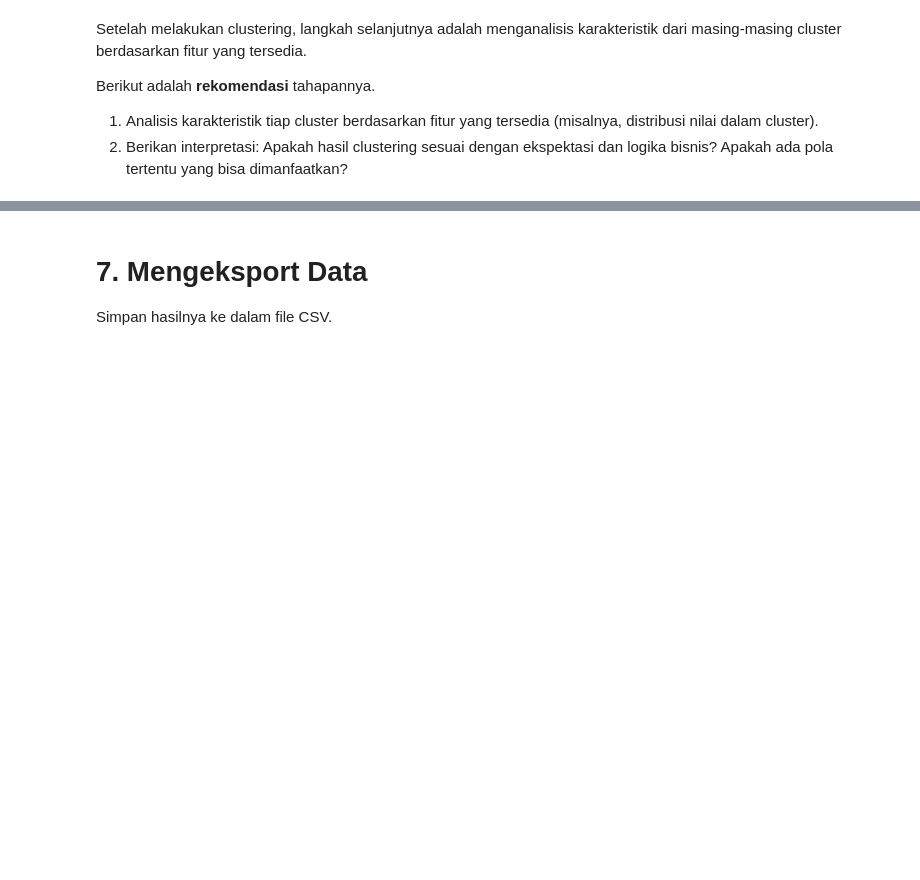
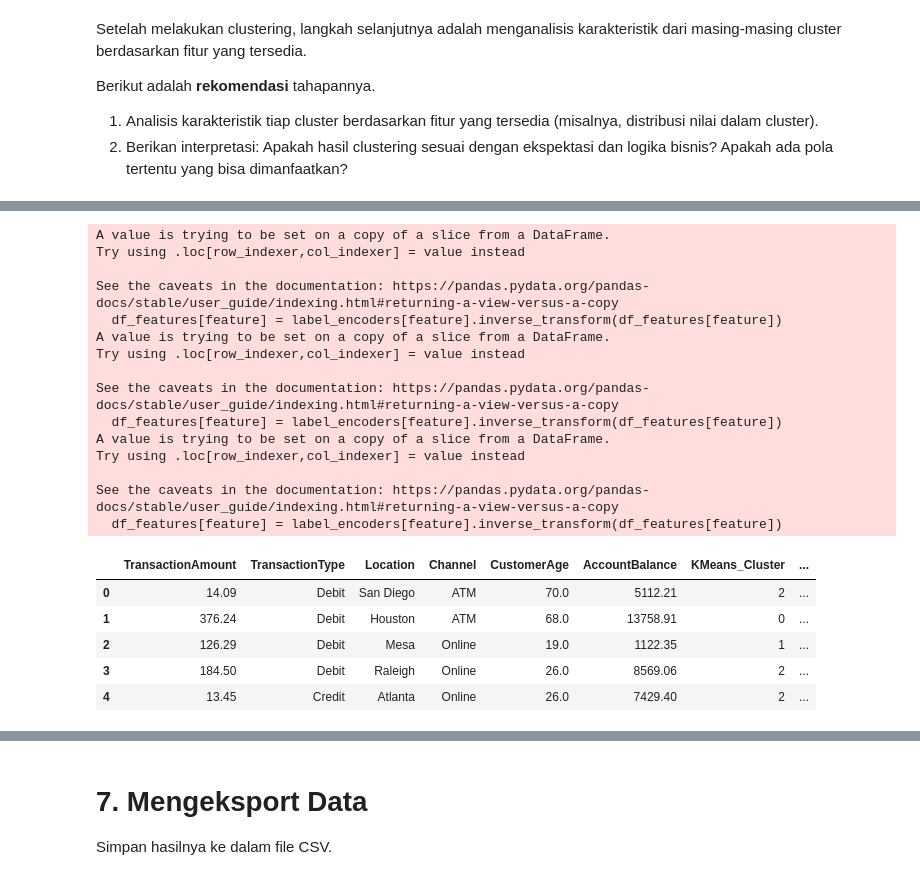
Before and after one commit to kresnaj/machinelearning-endproject-dicodingcourse, a Jupyter notebook: [Clustering]_Submission_Akhir_BMLP_Your_Name_(Updated).ipynb, the cells around one changed output, grey strips where cells are left out. Cells and saved outputs as stored; diff of their text form; code cells hidden in the pictures; blank space fills up the shorter version.

```diff
--- a/[Clustering]_Submission_Akhir_BMLP_Your_Name_(Updated).ipynb
+++ b/[Clustering]_Submission_Akhir_BMLP_Your_Name_(Updated).ipynb
@@ -371,3 +371,30 @@ cluster_conclu
+# %%
+for feature in categorical_features:
+    df_features[feature] = label_encoders[feature].inverse_transform(df_features[feature])
+
+df_features.head()
+# %% [output]
+A value is trying to be set on a copy of a slice from a DataFrame.
+Try using .loc[row_indexer,col_indexer] = value instead
+
+See the caveats in the documentation: https://pandas.pydata.org/pandas-docs/stable/user_guide/indexing.html#returning-a-view-versus-a-copy
+  df_features[feature] = label_encoders[feature].inverse_transform(df_features[feature])
+A value is trying to be set on a copy of a slice from a DataFrame.
+Try using .loc[row_indexer,col_indexer] = value instead
+
+See the caveats in the documentation: https://pandas.pydata.org/pandas-docs/stable/user_guide/indexing.html#returning-a-view-versus-a-copy
+  df_features[feature] = label_encoders[feature].inverse_transform(df_features[feature])
+A value is trying to be set on a copy of a slice from a DataFrame.
+Try using .loc[row_indexer,col_indexer] = value instead
+
+See the caveats in the documentation: https://pandas.pydata.org/pandas-docs/stable/user_guide/indexing.html#returning-a-view-versus-a-copy
+  df_features[feature] = label_encoders[feature].inverse_transform(df_features[feature])
+|  | TransactionAmount | TransactionType | Location | Channel | CustomerAge | AccountBalance | KMeans_Cluster | ... |
+| 0 | 14.09 | Debit | San Diego | ATM | 70.0 | 5112.21 | 2 | ... |
+| 1 | 376.24 | Debit | Houston | ATM | 68.0 | 13758.91 | 0 | ... |
+| 2 | 126.29 | Debit | Mesa | Online | 19.0 | 1122.35 | 1 | ... |
+| 3 | 184.50 | Debit | Raleigh | Online | 26.0 | 8569.06 | 2 | ... |
+| 4 | 13.45 | Credit | Atlanta | Online | 26.0 | 7429.40 | 2 | ... |
 # %% [markdown]
 Tulis hasil interpretasinya di sini.
 1. Cluster 1:
```
Also changed, not shown: parts of 11 cells of this notebook.
